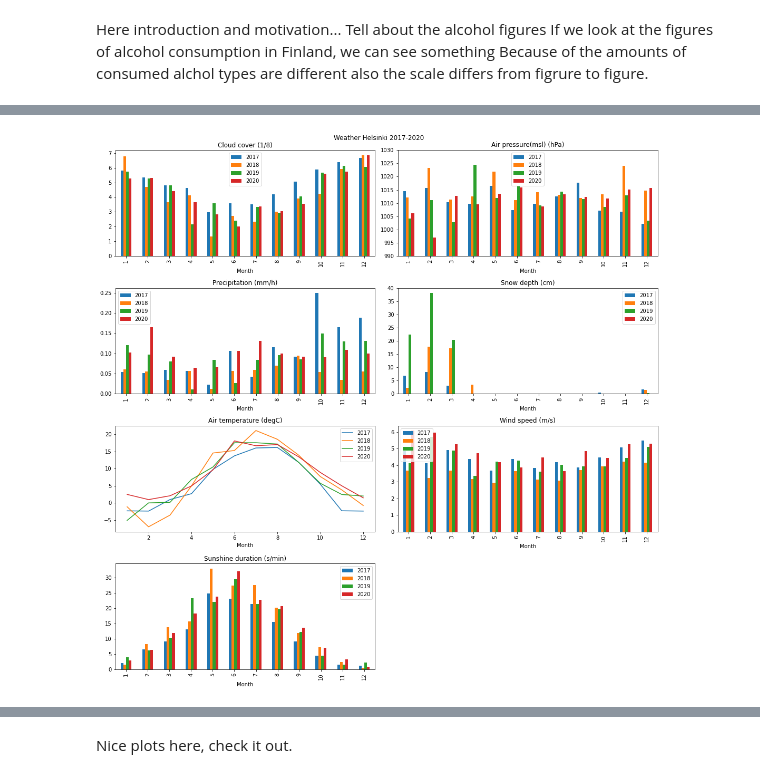
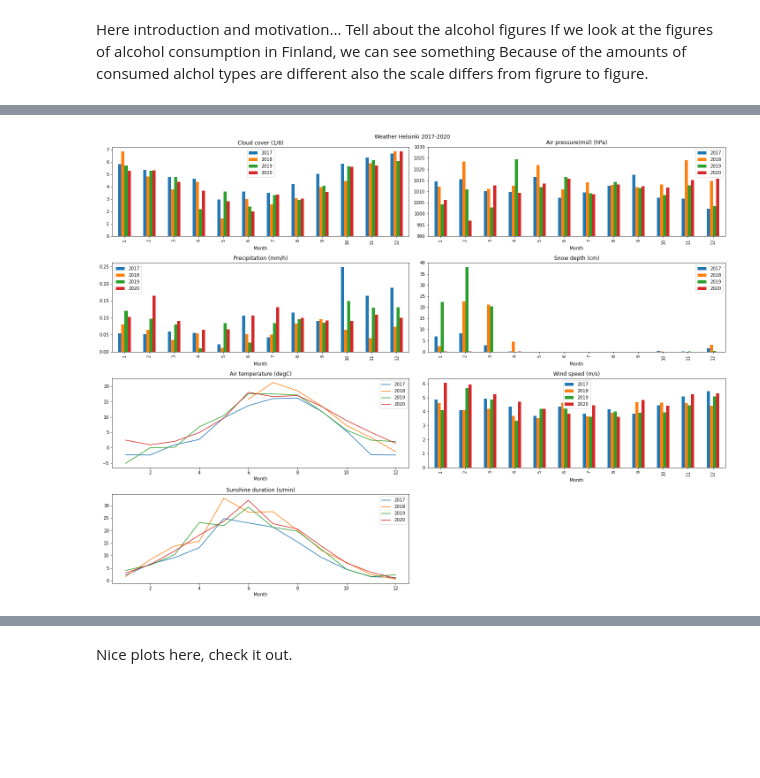
Before and after one commit to DataScience-MiniProjects/IDS-MiniProject, a Jupyter notebook: project-notebook.ipynb, the cells around one changed output, grey strips where cells are left out. Drawn from its saved outputs; the diff is of its cells as text; code cells hidden in the pictures; blank space fills up the shorter version.

```diff
--- a/project-notebook.ipynb
+++ b/project-notebook.ipynb
@@ -259,32 +276,32 @@ plt.show()
 # %%
 #Helsinki 2017-2020
 hel = []
 for el in weatherdata_HEL_2017.columns:
        hel.append(pd.concat([weatherdata_HEL_2017[el],
        weatherdata_HEL_2018[el],
        weatherdata_HEL_2019[el],
        weatherdata_HEL_2020[el]],axis=1, keys=["2017","2018","2019","2020"]))
 
-fig, axes = plt.subplots(4, 2, figsize=(15,15))
+fig, axes = plt.subplots(4, 2, figsize=(20,15))
 hel[0].plot.bar(title="Cloud cover (1/8)", ax=axes[0,0])
 hel[1].plot.bar(title="Air pressure(msl) (hPa)", ax=axes[0,1])
 #change air pressure scale to make the variation more visible
 axes[0,1].set_ylim(990, 1030)
 hel[2].plot.bar(title="Precipitation (mm/h)", ax=axes[1,0])
 hel[3].plot.bar(title="Snow depth (cm)", ax=axes[1,1])
 hel[4].plot.line(title="Air temperature (degC)", ax=axes[2,0])
 hel[5].plot.bar(title="Wind speed (m/s)", ax=axes[2,1])
-hel[6].plot.bar(title="Sunshine duration (s/min)", ax=axes[3,0])
+hel[6].plot.line(title="Sunshine duration (s/min)", ax=axes[3,0])
 
 #delete remaining empty plots
 fig.delaxes(ax=axes[3,1])
 
 fig.suptitle("Weather Helsinki 2017-2020")
 
 plt.tight_layout()
 plt.show()
 # %% [output]
-[figure, old version]
+[figure, new version]
 # %%
 #Oulu 2017-2020
 oulu = []
```
Also changed, not shown: parts of 17 cells of this notebook.
